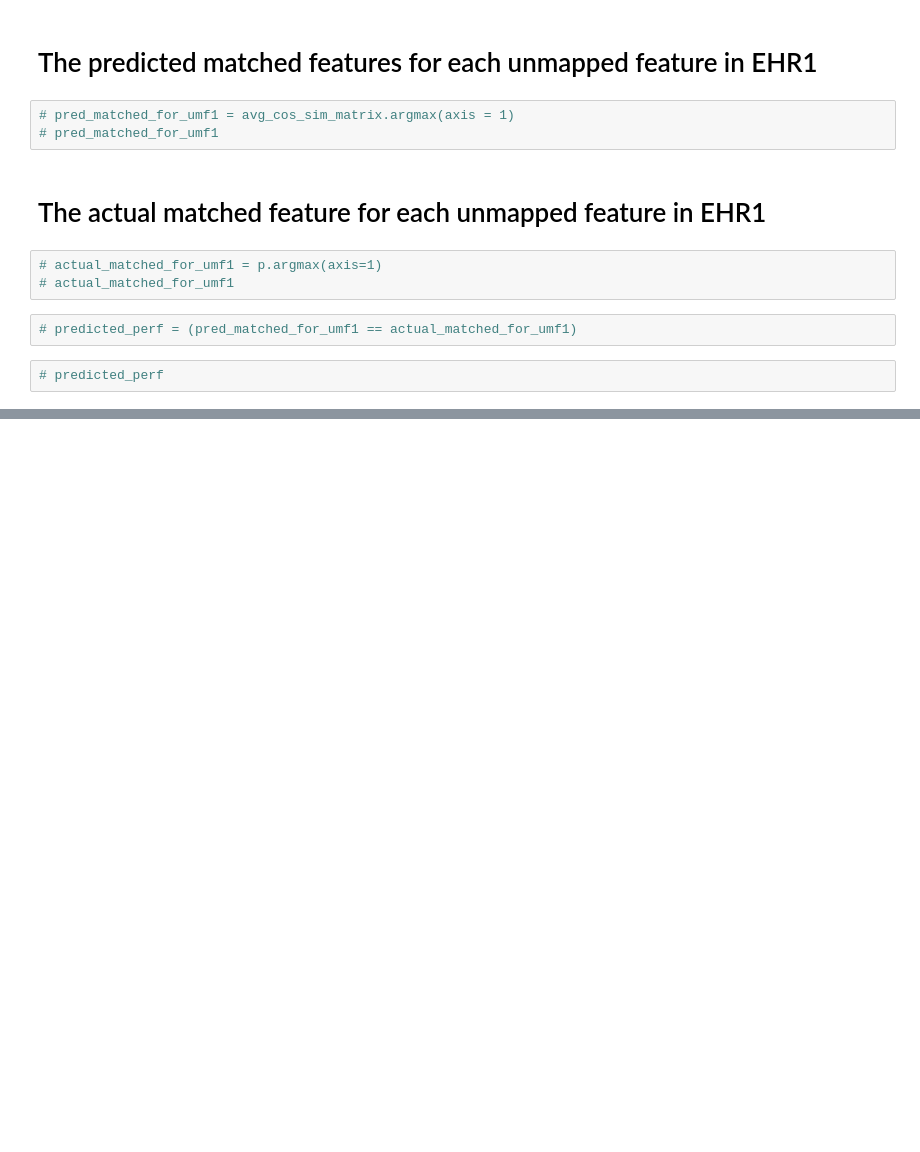
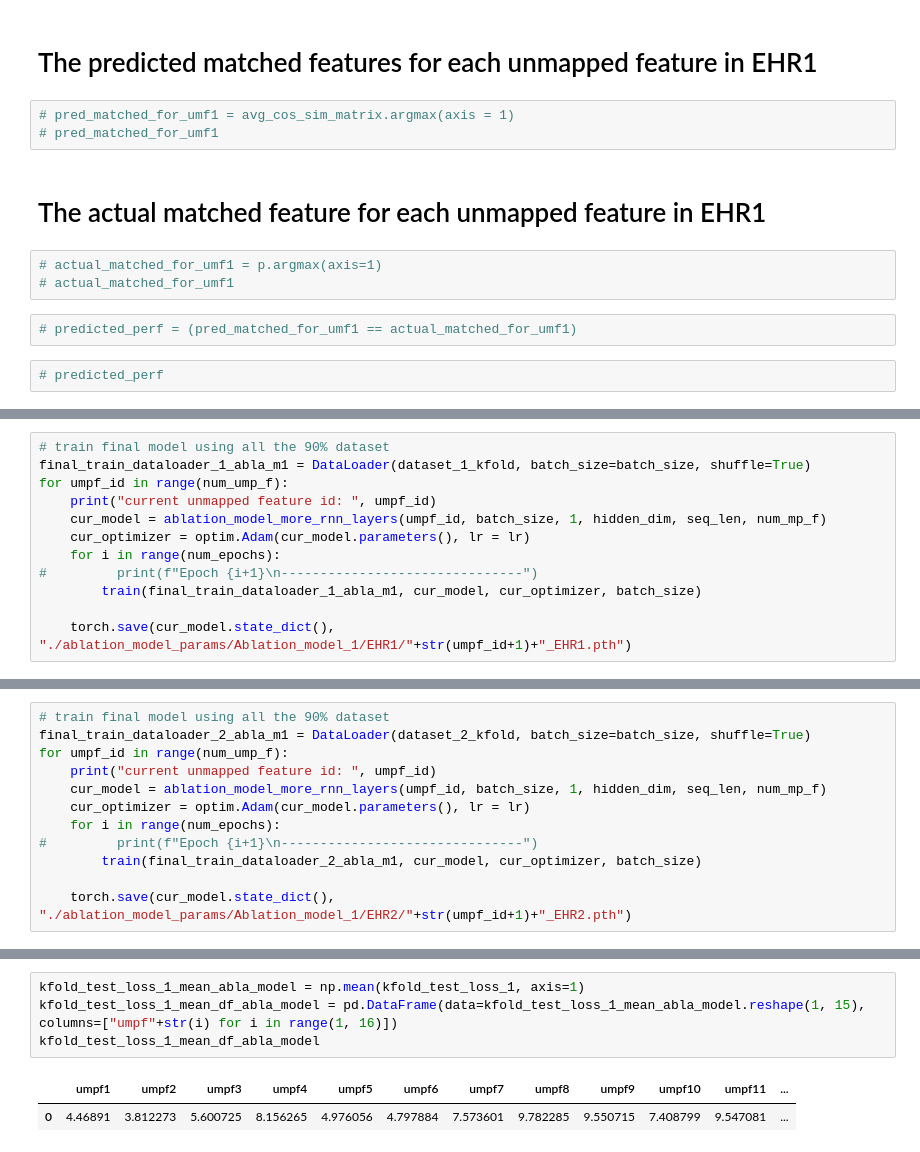
Before and after one commit to cuishuting/seq_to_seq_schema_matching, a Jupyter notebook: seq_to_seq_via_RNN.ipynb, the cells around one changed output, grey strips where cells are left out. Saved outputs shown, nothing was run; the diff lists cells and outputs as text; blank space fills up the shorter version.

```diff
--- a/seq_to_seq_via_RNN.ipynb
+++ b/seq_to_seq_via_RNN.ipynb
@@ -899,0 +1009,12 @@ Sim cor F values  0.06666666666666667 0.06666666666666667
+# %%
+# train final model using all the 90% dataset
+final_train_dataloader_1_abla_m1 = DataLoader(dataset_1_kfold, batch_size=batch_size, shuffle=True)
+for umpf_id in range(num_ump_f):
+    print("current unmapped feature id: ", umpf_id)
+    cur_model = ablation_model_more_rnn_layers(umpf_id, batch_size, 1, hidden_dim, seq_len, num_mp_f)
+    cur_optimizer = optim.Adam(cur_model.parameters(), lr = lr)
+    for i in range(num_epochs):
+#         print(f"Epoch {i+1}\n-------------------------------")
+        train(final_train_dataloader_1_abla_m1, cur_model, cur_optimizer, batch_size)
+
+    torch.save(cur_model.state_dict(), "./ablation_model_params/Ablation_model_1/EHR1/"+str(umpf_id+1)+"_EHR1.pth")
@@ -899,0 +1037,12 @@ Sim cor F values  0.06666666666666667 0.06666666666666667
+# %%
+# train final model using all the 90% dataset
+final_train_dataloader_2_abla_m1 = DataLoader(dataset_2_kfold, batch_size=batch_size, shuffle=True)
+for umpf_id in range(num_ump_f):
+    print("current unmapped feature id: ", umpf_id)
+    cur_model = ablation_model_more_rnn_layers(umpf_id, batch_size, 1, hidden_dim, seq_len, num_mp_f)
+    cur_optimizer = optim.Adam(cur_model.parameters(), lr = lr)
+    for i in range(num_epochs):
+#         print(f"Epoch {i+1}\n-------------------------------")
+        train(final_train_dataloader_2_abla_m1, cur_model, cur_optimizer, batch_size)
+
+    torch.save(cur_model.state_dict(), "./ablation_model_params/Ablation_model_1/EHR2/"+str(umpf_id+1)+"_EHR2.pth")
@@ -899,0 +1235,7 @@ Sim cor F values  0.06666666666666667 0.06666666666666667
+# %%
+kfold_test_loss_1_mean_abla_model = np.mean(kfold_test_loss_1, axis=1)
+kfold_test_loss_1_mean_df_abla_model = pd.DataFrame(data=kfold_test_loss_1_mean_abla_model.reshape(1, 15), columns=["umpf"+str(i) for i in range(1, 16)])
+kfold_test_loss_1_mean_df_abla_model
+# %% [output]
+|  | umpf1 | umpf2 | umpf3 | umpf4 | umpf5 | umpf6 | umpf7 | umpf8 | umpf9 | umpf10 | umpf11 | ... |
+| 0 | 4.46891 | 3.812273 | 5.600725 | 8.156265 | 4.976056 | 4.797884 | 7.573601 | 9.782285 | 9.550715 | 7.408799 | 9.547081 | ... |
```
Also changed, not shown: parts of 96 cells of this notebook.
